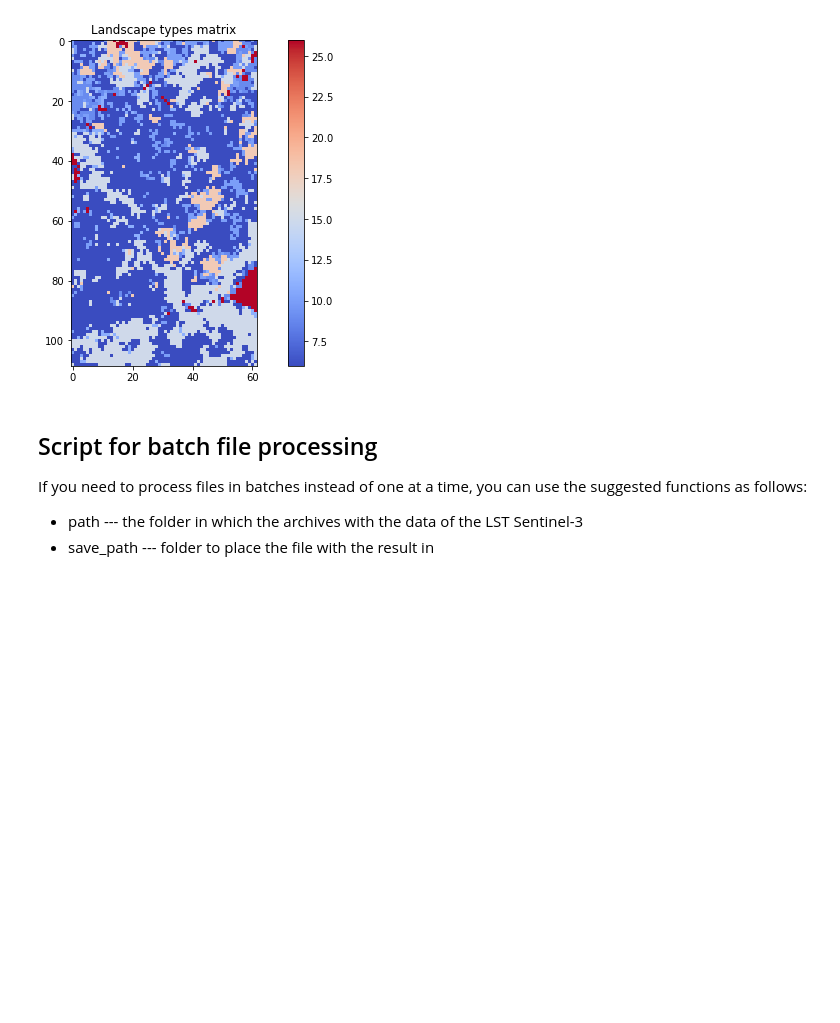
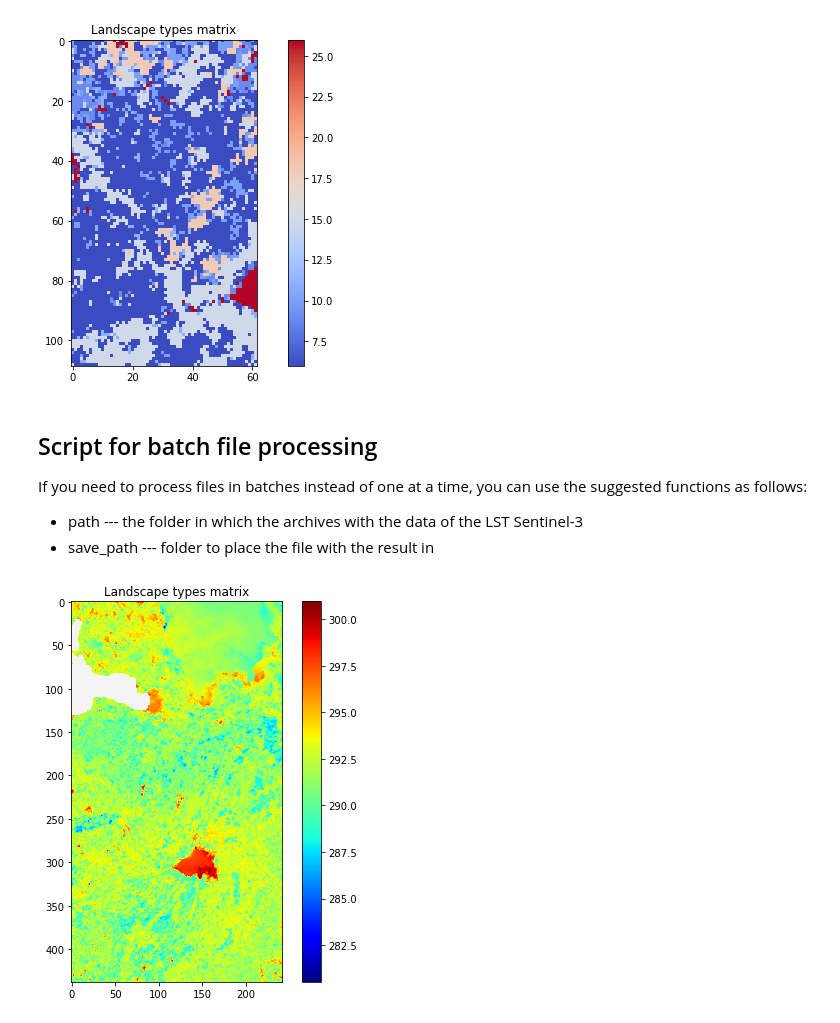
Before and after one commit to Dreamlone/SSGP-toolbox, a Jupyter notebook: Notebooks/Prepare_S3LST.ipynb, the cells around one changed output. Saved outputs shown, nothing was run; the diff lists cells and outputs as text; code cells hidden in the pictures; blank space fills up the shorter version.

```diff
--- a/Notebooks/Prepare_S3LST.ipynb
+++ b/Notebooks/Prepare_S3LST.ipynb
@@ -166,0 +202,15 @@ batch_to_npy(os.path.join(os.pardir, 'Samples', 'S3LST_preparation_example','sou
+# %%
+rcParams['figure.figsize'] = 7,7
+# Let's look at the results
+npy_path = os.path.join('/media/mikhail/Data1/Sentinel', '20200626T192606.npy')
+matrix = np.load(npy_path)
+
+masked_array = np.ma.masked_where(matrix <= -200.0, matrix)
+cmap = cm.get_cmap('jet')
+cmap.set_bad(color='#F4F4F4')
+plt.imshow(masked_array, interpolation = 'spline16', cmap = cmap)
+plt.colorbar()
+plt.title('Landscape types matrix')
+plt.show()
+# %% [output]
+[figure, added]
```
Also changed, not shown: parts of 3 cells of this notebook, 14 other files.
